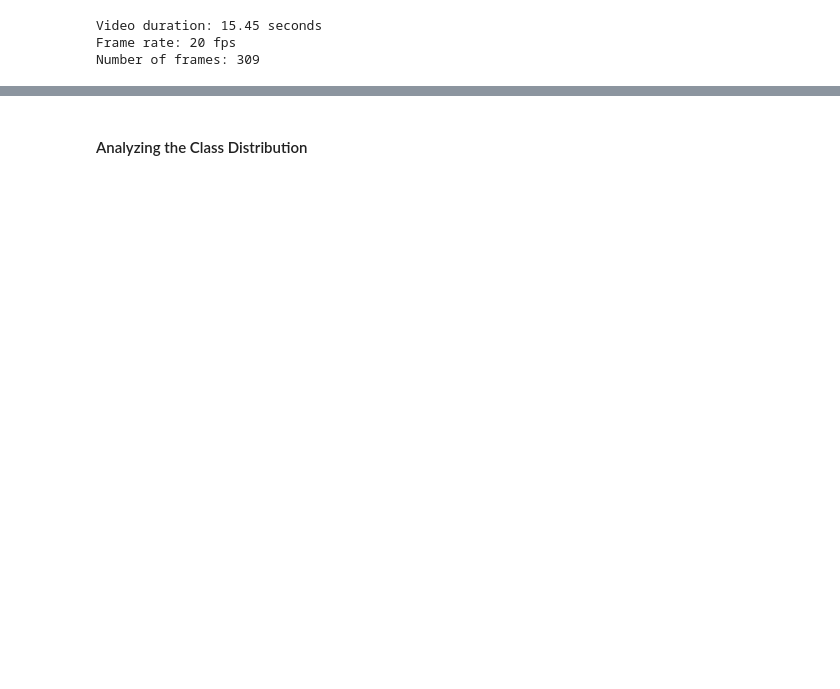
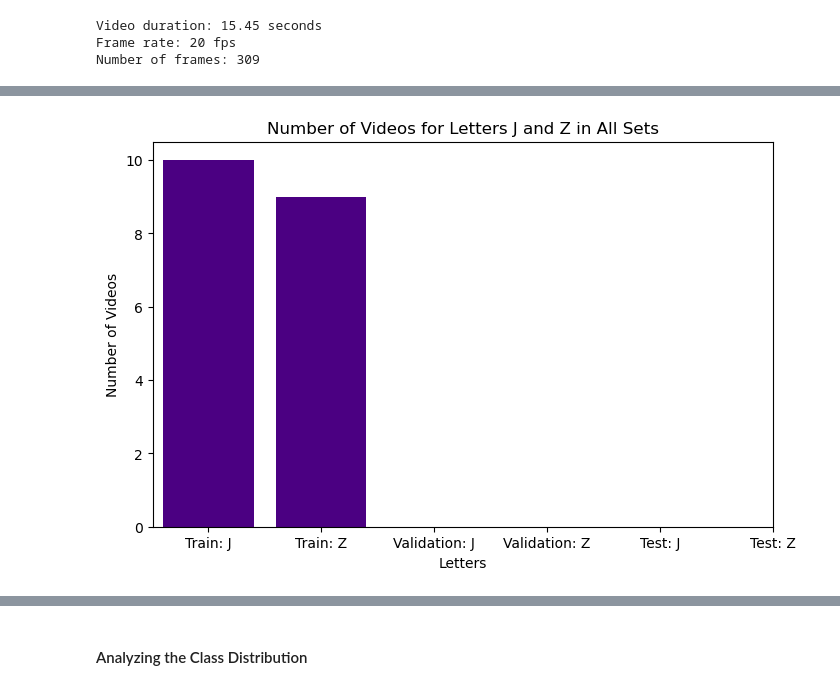
Before and after one commit to martin-ngugi/KSL, a Jupyter notebook: student.ipynb, the cells around one changed output, grey strips where cells are left out. Drawn from its saved outputs; the diff is of its cells as text; code cells hidden in the pictures; blank space fills up the shorter version.

```diff
--- a/student.ipynb
+++ b/student.ipynb
@@ -336,0 +370,15 @@ Number of frames: 309
+# %%
+
+# Visualizing the number of videos for letters 'J' and 'Z' in all sets
+letters = ['J', 'Z']
+video_counts_all = [video_counts[set_name][letter] for set_name in sets for letter in letters]
+
+plt.figure(figsize=(8, 5))
+plt.bar(letters * len(sets), video_counts_all, color='indigo')
+plt.xlabel('Letters')
+plt.ylabel('Number of Videos')
+plt.title('Number of Videos for Letters J and Z in All Sets')
+plt.xticks(range(len(sets) * len(letters)), [f'{set_name}: {letter}' for set_name in sets for letter in letters])
+plt.show()
+# %% [output]
+[figure, added]
```
Also changed, not shown: parts of 14 cells of this notebook.
